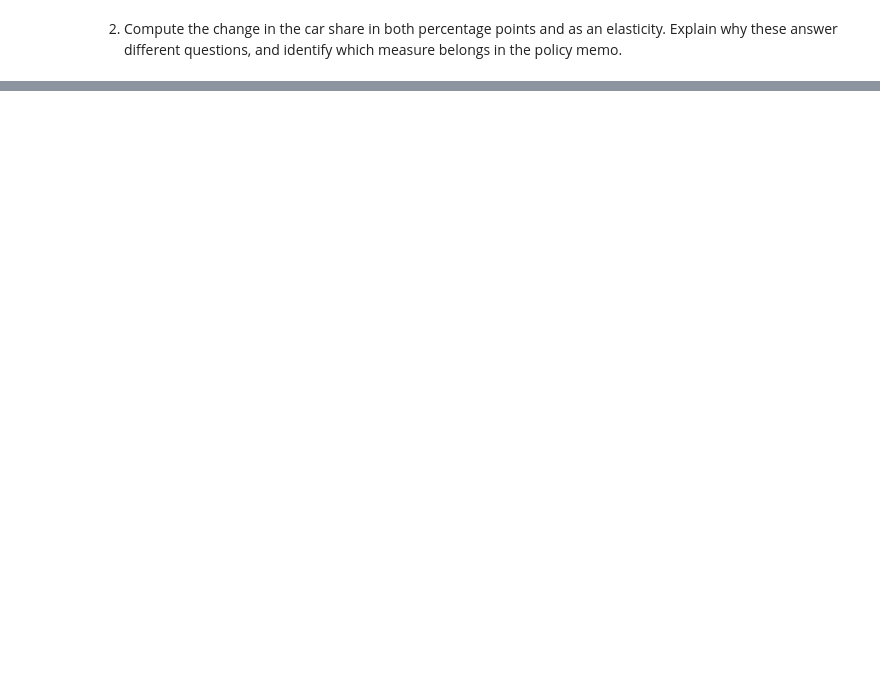
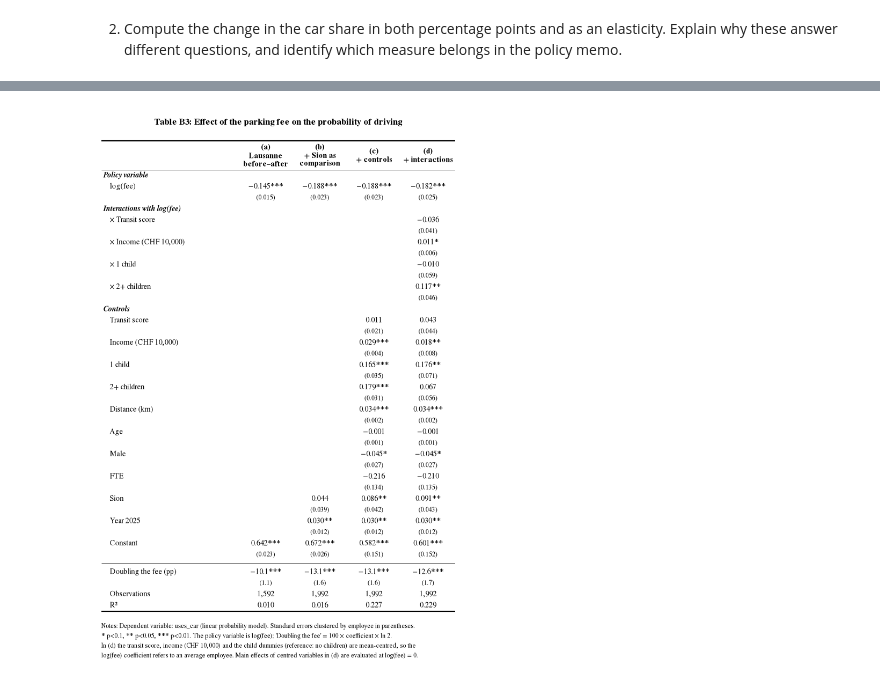
Before and after one commit to Lerianne/mgt450_project, a Jupyter notebook: part_B.ipynb, the cells around one changed output, grey strips where cells are left out. Cells and saved outputs as stored; diff of their text form; code cells hidden in the pictures; blank space fills up the shorter version.

```diff
--- a/part_B.ipynb
+++ b/part_B.ipynb
@@ -44,0 +460,100 @@ changes the Lausanne-only result, and one reason for caution. Do not turn the re
+# %%
+import numpy as np
+import matplotlib.pyplot as plt
+
+plt.rcParams.update({"font.family": "serif", "font.serif": ["STIXGeneral", "DejaVu Serif"]})
+LN2 = np.log(2)
+models = [m_a, m_b, m_c, m_d]
+
+def stars(p):
+    return "***" if p < .01 else "**" if p < .05 else "*" if p < .1 else ""
+
+def cell(m, var):
+    """coefficient with stars, and standard error in parentheses"""
+    if var not in m.params.index:
+        return "", ""
+    b = f"{m.params[var]:.3f}{stars(m.pvalues[var])}"
+    return b.replace("-", "−"), f"({m.bse[var]:.3f})"
+
+sections = [
+    ("Policy variable", [("log_fee", "log(fee)")]),
+    ("Interactions with log(fee)", [
+        ("log_fee:score_c", "× Transit score"),
+        ("log_fee:inc10k_c", "× Income (CHF 10,000)"),
+        ("log_fee:kid1_c", "× 1 child"),
+        ("log_fee:kid2_c", "× 2+ children")]),
+    ("Controls", [
+        ("score_c", "Transit score"), ("inc10k_c", "Income (CHF 10,000)"),
+        ("kid1", "1 child"), ("kid2", "2+ children"),
+        ("distance_km", "Distance (km)"), ("age", "Age"),
+        ("C(gender)[T.M]", "Male"), ("fte", "FTE"),
+        ("C(site)[T.Sion]", "Sion"), ("C(year)[T.2025]", "Year 2025"),
+        ("Intercept", "Constant")]),
+]
+
+def build_rows():
+    rows = []
+    for sec, items in sections:
+        rows.append(("section", sec, None))
+        for var, lab in items:
+            c = [cell(m, var) for m in models]
+            rows.append(("coef", lab, [x[0] for x in c]))
+            rows.append(("se", "", [x[1] for x in c]))
+    rows.append(("rule", None, None))
+    # effect of doubling the fee, in percentage points
+    dbl = [f"{100*m.params['log_fee']*LN2:.1f}{stars(m.pvalues['log_fee'])}".replace("-", "−")
+           for m in models]
+    dbl_se = [f"({100*m.bse['log_fee']*LN2:.1f})" for m in models]
+    rows += [("coef", "Doubling the fee (pp)", dbl), ("se", "", dbl_se),
+             ("stat", "Observations", [f"{int(m.nobs):,}" for m in models]),
+             ("stat", "R²", [f"{m.rsquared:.3f}" for m in models])]
+    return rows
+
+def b3_table(fname, title, headers, note, label_w=3.3, col_w=1.3, row_h=0.27, header_h=0.7):
+    rows = build_rows()
+    h = lambda k: 0.15 if k == "rule" else row_h
+    body_h = sum(h(k) for k, _, _ in rows)
+    width = label_w + col_w * len(models)
+    height = header_h + body_h + 1.7
+    fig, ax = plt.subplots(figsize=(width, height))
+    ax.set_xlim(0, width); ax.set_ylim(0, height); ax.axis("off")
+    top = height - 0.7
+    xc = lambda j: label_w + col_w * (j + 0.5)
+
+    ax.text(width / 2, height - 0.25, title, ha="center", va="center", fontsize=12, weight="bold")
+    for j, t in enumerate(headers):
+        ax.text(xc(j), top - header_h / 2, t, ha="center", va="center",
+                weight="bold", fontsize=10, linespacing=1.1)
+    ax.hlines(top, 0, width, color="black", lw=1.6)
+    ax.hlines(top - header_h, 0, width, color="black", lw=0.7)
+
+    y = top - header_h
+    for kind, label, vals in rows:
+        if kind == "rule":
+            ax.hlines(y - 0.07, 0, width, color="black", lw=0.5)
+        else:
+            yc = y - row_h / 2
+            if kind == "section":
+                ax.text(0.05, yc, label, ha="left", va="center", fontsize=10,
+                        style="italic", weight="bold")
+            else:
+                ax.text(0.2, yc, label, ha="left", va="center", fontsize=10)
+                for j, v in enumerate(vals):
+                    ax.text(xc(j), yc, v, ha="center", va="center",
+                            fontsize=9 if kind == "se" else 10)
+        y -= h(kind)
+
+    ax.hlines(y, 0, width, color="black", lw=1.6)
+    ax.text(0, y - 0.25, note, ha="left", va="top", fontsize=8.5)
+    plt.savefig(fname, dpi=300, bbox_inches="tight")
+    plt.show()
+
+headers = ["(a)\nLausanne\nbefore–after", "(b)\n+ Sion as\ncomparison", "(c)\n+ controls", "(d)\n+ interactions"]
+note = ("Notes: Dependent variable: uses_car (linear probability model). Standard errors clustered by employee in parentheses.\n"
+        "* p<0.1, ** p<0.05, *** p<0.01. The policy variable is log(fee); 'Doubling the fee' = 100 × coefficient × ln 2.\n"
+        "In (d) the transit score, income (CHF 10,000) and the child dummies (reference: no children) are mean-centred, so the\n"
+        "log(fee) coefficient refers to an average employee. Main effects of centred variables in (d) are evaluated at log(fee) = 0.")
+
+b3_table("table_B3.png", "Table B3: Effect of the parking fee on the probability of driving", headers, note)
+# %% [output]
+[figure, added]
```
Also changed, not shown: parts of 26 cells of this notebook, 3 other files.
